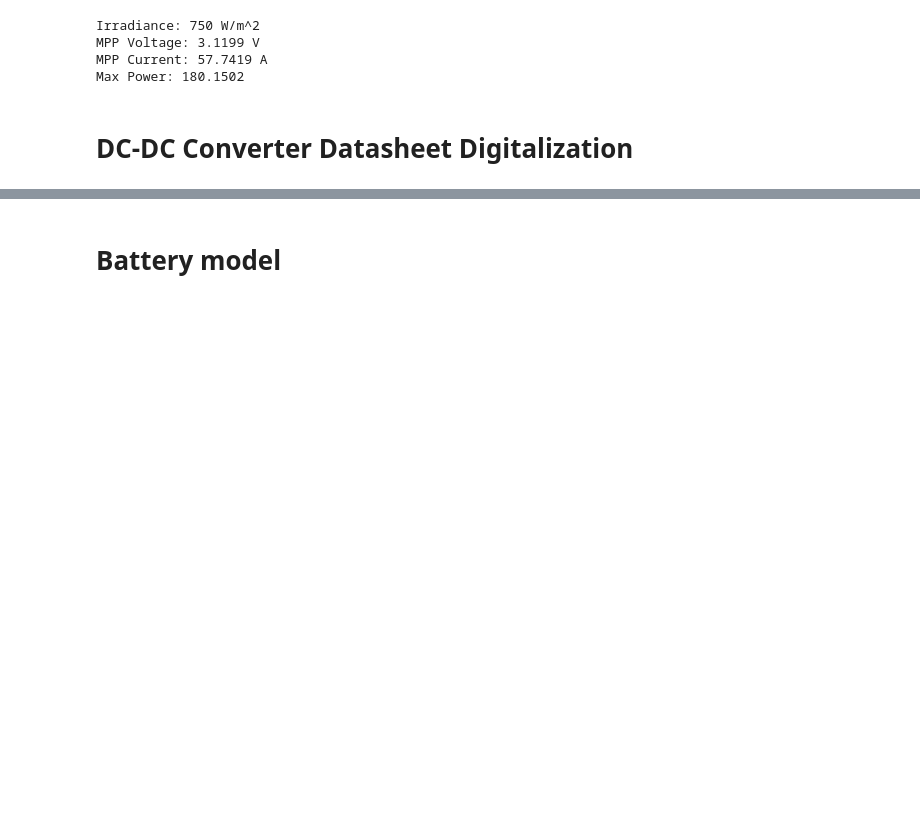
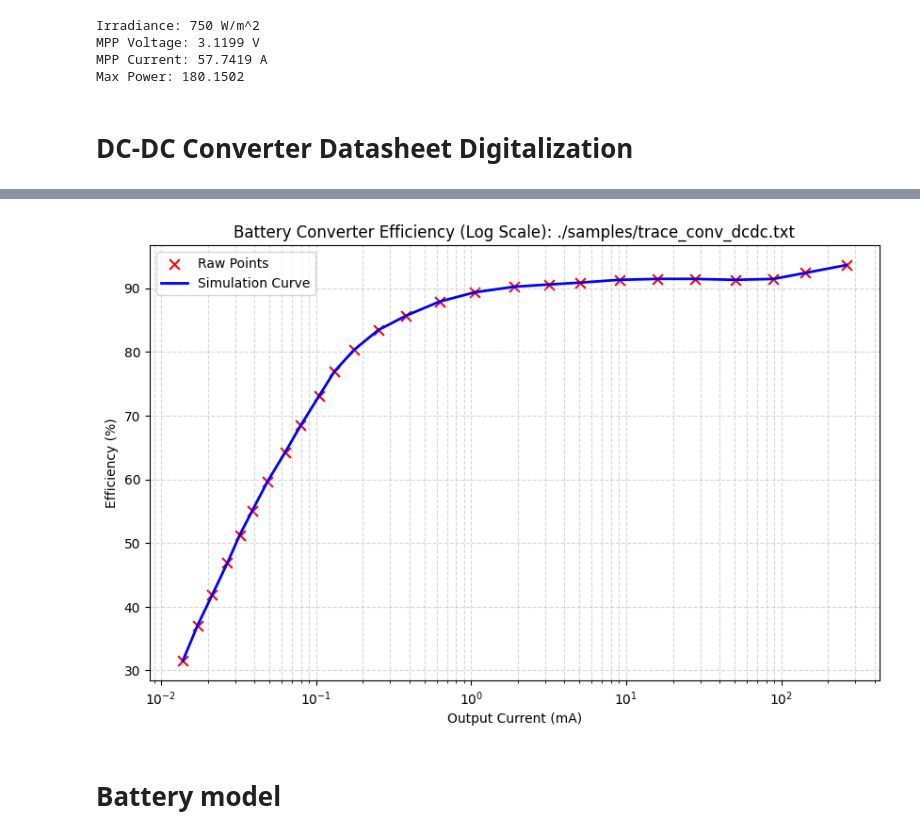
Before and after one commit to Chenya7008/EMIOT_Labs, a Jupyter notebook: lab3/lab3.ipynb, the cells around one changed output, grey strips where cells are left out. Saved outputs shown, nothing was run; the diff lists cells and outputs as text; code cells hidden in the pictures; blank space fills up the shorter version.

```diff
--- a/lab3/lab3.ipynb
+++ b/lab3/lab3.ipynb
@@ -190,0 +265,77 @@ Max Power: 180.1502
+# %%
+import pandas as pd
+import numpy as np
+import matplotlib.pyplot as plt # <--- 引入绘图库
+
+# --- 配置区域 ---
+# 把这里改成你的电池转换器数据文件名 (记得保存为 csv/txt)
+FILE_NAME = './samples/trace_conv_dcdc.txt'
+
+try:
+    # 1. 读取数据 (假设格式还是 x, y)
+    df = pd.read_csv(FILE_NAME, delimiter=',')
+
+    # 去除列名空格
+    df.columns = [c.strip() for c in df.columns]
+
+    # 重命名列: Battery 的 X 是 Current (I), Y 是 Efficiency (Eta)
+    df.columns = ['I', 'Eta']
+
+    # 2. 数据清洗
+    # 按电流 (I) 排序 - SystemC 必须要求单调递增
+    df_sorted = df.sort_values(by='I')
+
+    # 去重
+    df_sorted = df_sorted.drop_duplicates()
+
+    # 重置索引
+    df_sorted = df_sorted.reset_index(drop=True)
+
+    # 3. 生成 C++ 代码 (注意变量名变化)
+    i_array = df_sorted['I'].values
+    eta_array = df_sorted['Eta'].values
+    size = len(i_array)
+
+    print("=== Copy these lines to inc/config_converter_battery.h ===\n")
+
+    # 修改点 1: 宏定义名称
+    print(f"#define SIZE_CONV_BATT {size}")
+
+    # 修改点 2: 电流数组 I_CONV_BATT
+    # 注意: 确认你的 txt 里 X 轴数据的单位是 mA。如果是 A，这里需要 * 1000
+    i_str = ", ".join([f"{x:.4f}" for x in i_array])
+    print(f"static const double I_CONV_BATT[SIZE_CONV_BATT] = {{ {i_str} }};")
+
+    # 修改点 3: 效率数组 ETA_CONV_BATT
+    eta_str = ", ".join([f"{x:.4f}" for x in eta_array])
+    print(f"static const double ETA_CONV_BATT[SIZE_CONV_BATT] = {{ {eta_str} }};")
+
+    print("\n========================================================")
+
+    # --- 4. 可视化绘图区域 (新增) ---
+    print("正在生成预览图...")
+    plt.figure(figsize=(10, 6))
+
+    # A. 绘制原始散点 (红叉)
+    plt.scatter(df['I'], df['Eta'], color='red', marker='x', s=60, label='Raw Points')
+
+    # B. 绘制排序后的曲线 (蓝线)
+    plt.plot(df_sorted['I'], df_sorted['Eta'], color='blue', linewidth=2, label='Simulation Curve')
+
+    # C. 设置对数坐标 (关键!)
+    # 因为电池电流跨度大 (0.01mA 到 100mA)，用对数坐标看才清楚
+    plt.xscale('log')
+
+    plt.title(f'Battery Converter Efficiency (Log Scale): {FILE_NAME}')
+    plt.xlabel('Output Current (mA)')
+    plt.ylabel('Efficiency (%)')
+    plt.grid(True, which="both", linestyle='--', alpha=0.5) # grid both 对应对数网格
+    plt.legend()
+
+    plt.show()
+
+except FileNotFoundError:
+    print(f"错误: 找不到文件 {FILE_NAME}")
+except Exception as e:
+    print(f"发生错误: {e}")
+# %% [output]
@@ -191,3 +350,4 @@ Max Power: 180.1502
+[figure, added]
 # %% [markdown]
 # Battery model
 # %% [markdown]
```
Also changed, not shown: parts of 4 cells of this notebook.
